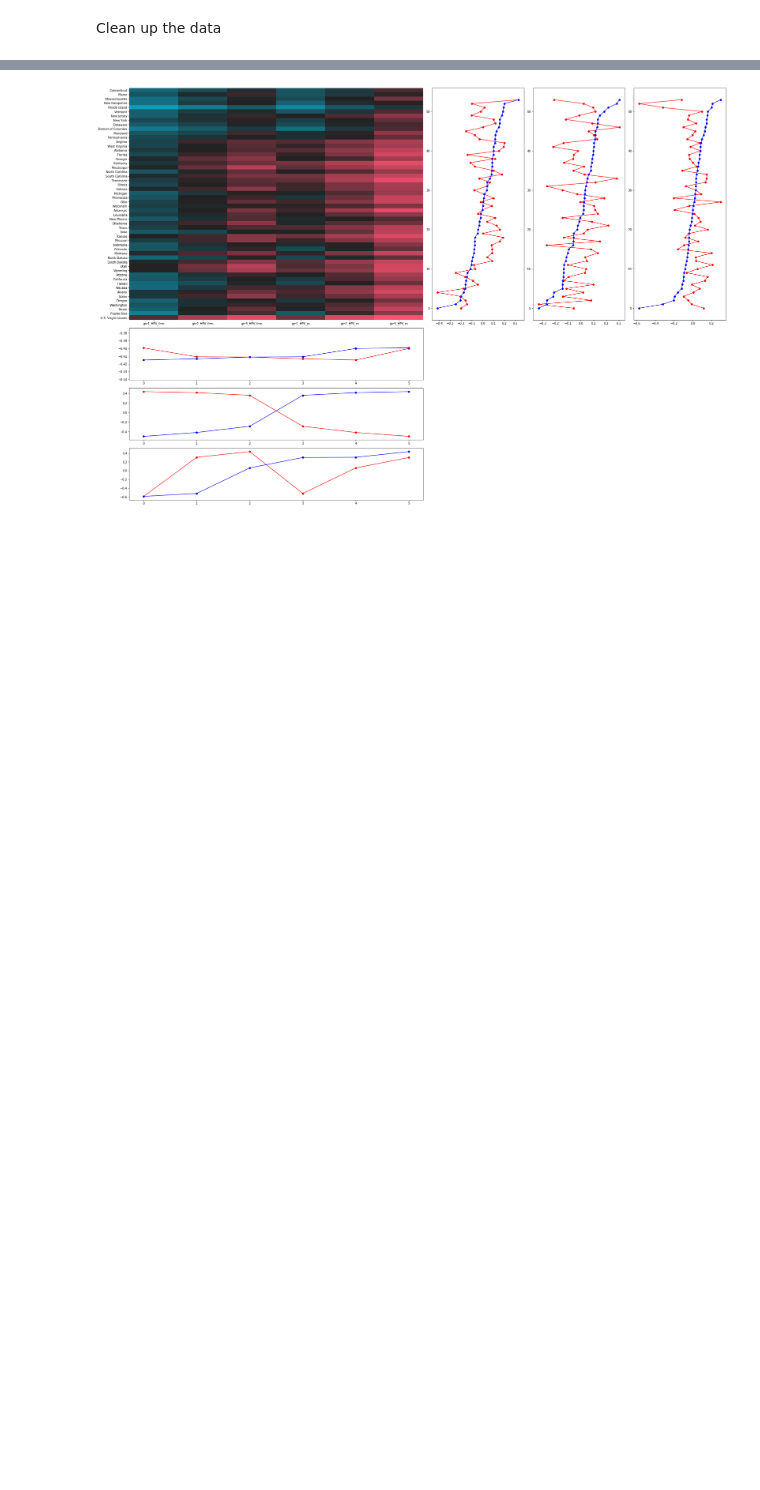
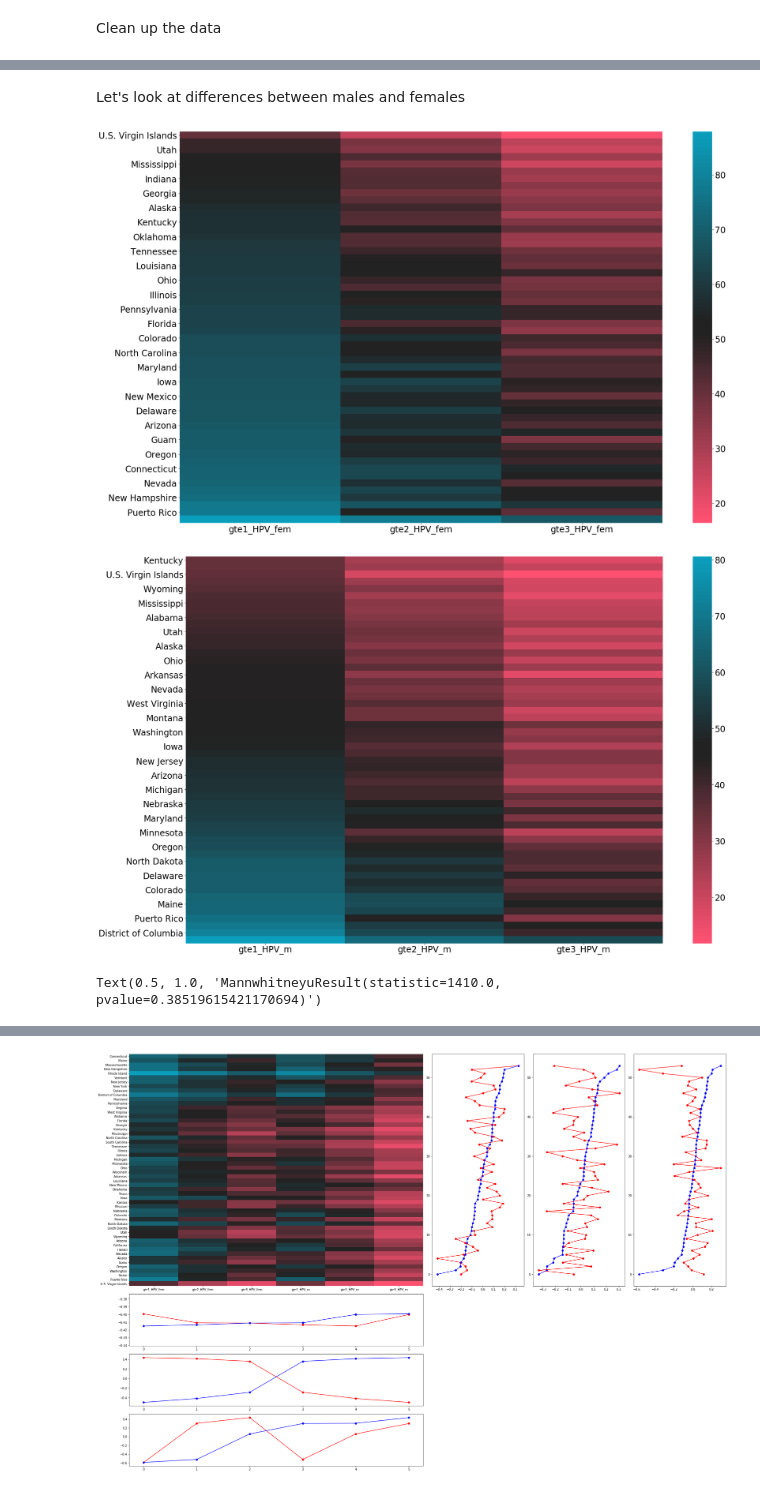
Before and after one commit to SpacemanSpiff7/BMI_stats_FinalProject, a Jupyter notebook: simone_vaccine_data.ipynb, the cells around one changed output, grey strips where cells are left out. Saved outputs shown, nothing was run; the diff lists cells and outputs as text; code cells hidden in the pictures; blank space fills up the shorter version.

```diff
--- a/simone_vaccine_data.ipynb
+++ b/simone_vaccine_data.ipynb
@@ -70,3 +70,28 @@ hpv.head()
 | Massachusetts | 73.5 | 63.0 | 52.8 | 63.0 | 50.9 | 35.2 |
 | New Hampshire | 74.2 | 59.7 | 51.4 | 69.8 | 55.1 | 47.1 |
 | Rhode Island | 87.9 | 77.9 | 68.0 | 80.6 | 66.6 | 58.1 |
+# %% [markdown]
+Let's look at differences between males and females
+# %%
+from scipy.stats import mannwhitneyu as mww
+
+female = hpv.iloc[:,:3]
+male = hpv.iloc[:,3:]
+sv.plot_mat(female.sort_values(by=female.columns[0]))
+sv.plot_mat(male.sort_values(by=male.columns[0]))
+
+# Compare PC1 of both groups
+fsvd = sv.pd_svd(female.sort_values(by=female.columns[0]))
+msvd = sv.pd_svd(male.sort_values(by=male.columns[0]))
+mfsvd = pd.DataFrame(index=fsvd[0].index).sort_index()
+mfsvd['female'] = fsvd[0][fsvd[0].columns[0]]
+mfsvd['male'] = msvd[0][msvd[0].columns[0]]
+
+sns.boxplot(pd.melt(mfsvd).variable, pd.melt(mfsvd).value)
+plt.title(str(mww(mfsvd.male, mfsvd.female)))
+# sns.boxplot(fsvd[0].iloc[:,0])
+# sns.boxplot(msvd[0].iloc[:0])
+# %% [output]
+[figure, added]
+[figure, added]
+Text(0.5, 1.0, 'MannwhitneyuResult(statistic=1410.0, pvalue=0.38519615421170694)')
```
Also changed, not shown: parts of 19 cells of this notebook, 2 other files.
